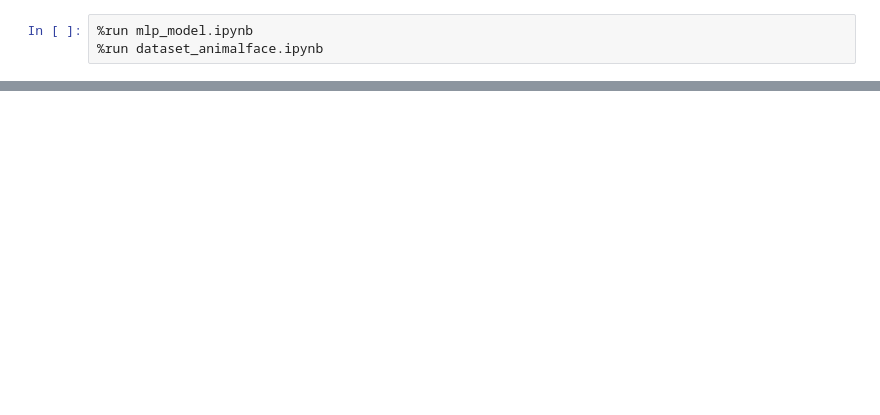
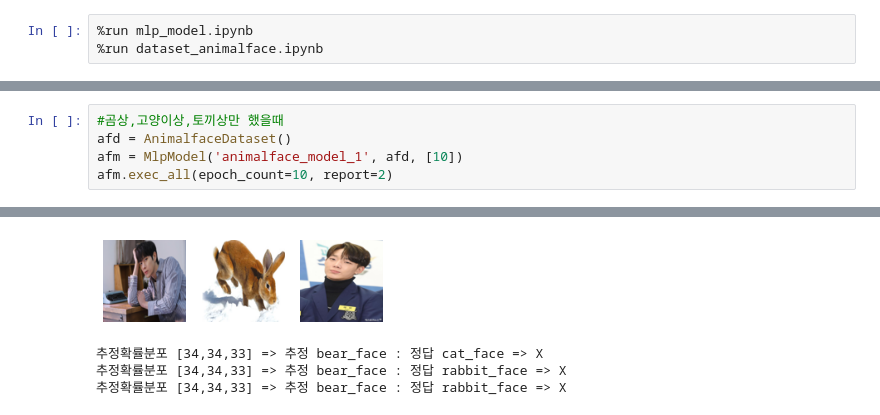
Before and after one commit to Yong-Bin-Park/Deep_Learning, a Jupyter notebook: animalface_model_test.ipynb, the cells around one changed output, grey strips where cells are left out. Cells and saved outputs as stored; diff of their text form; blank space fills up the shorter version.

```diff
--- a/animalface_model_test.ipynb
+++ b/animalface_model_test.ipynb
@@ -9,0 +23,6 @@ ValueError: setting an array element with a sequence.
+# %%
+#곰상,고양이상,토끼상만 했을때
+afd = AnimalfaceDataset()
+afm = MlpModel('animalface_model_1', afd, [10])
+afm.exec_all(epoch_count=10, report=2)
+# %% [output]
@@ -9,0 +39,4 @@ ValueError: setting an array element with a sequence.
+[figure, added]
+추정확률분포 [34,34,33] => 추정 bear_face : 정답 cat_face => X
+추정확률분포 [34,34,33] => 추정 bear_face : 정답 rabbit_face => X
+추정확률분포 [34,34,33] => 추정 bear_face : 정답 rabbit_face => X
```
Also changed, not shown: parts of 16 cells of this notebook.
